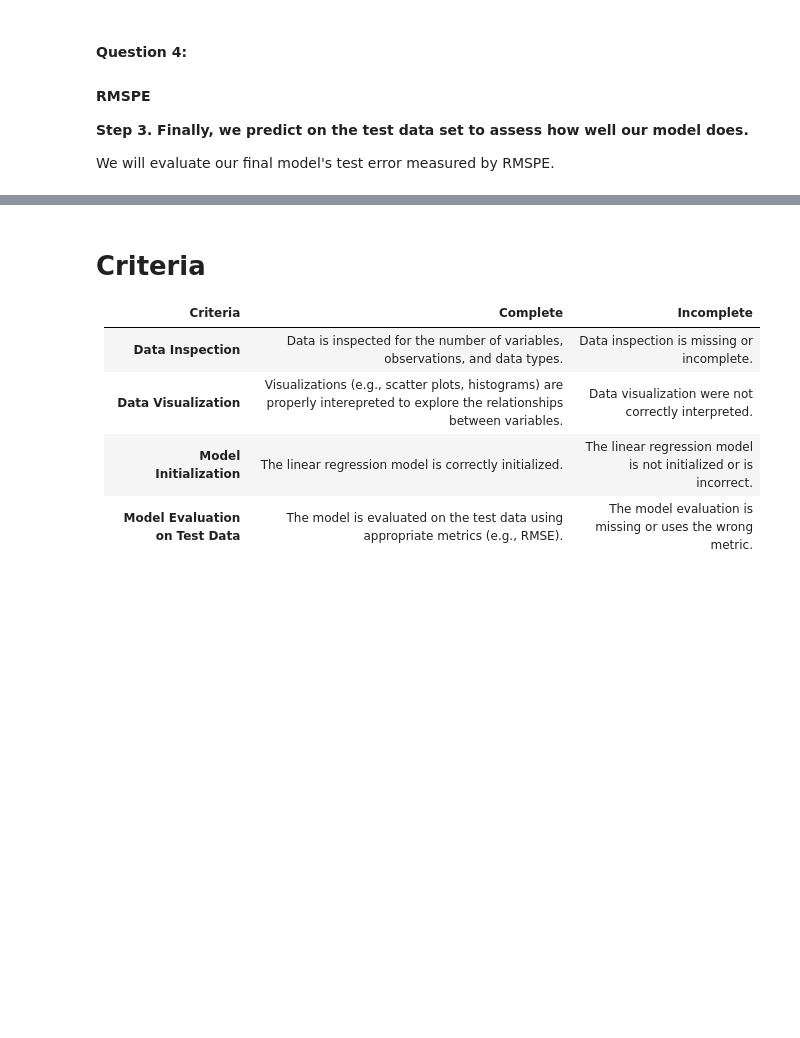
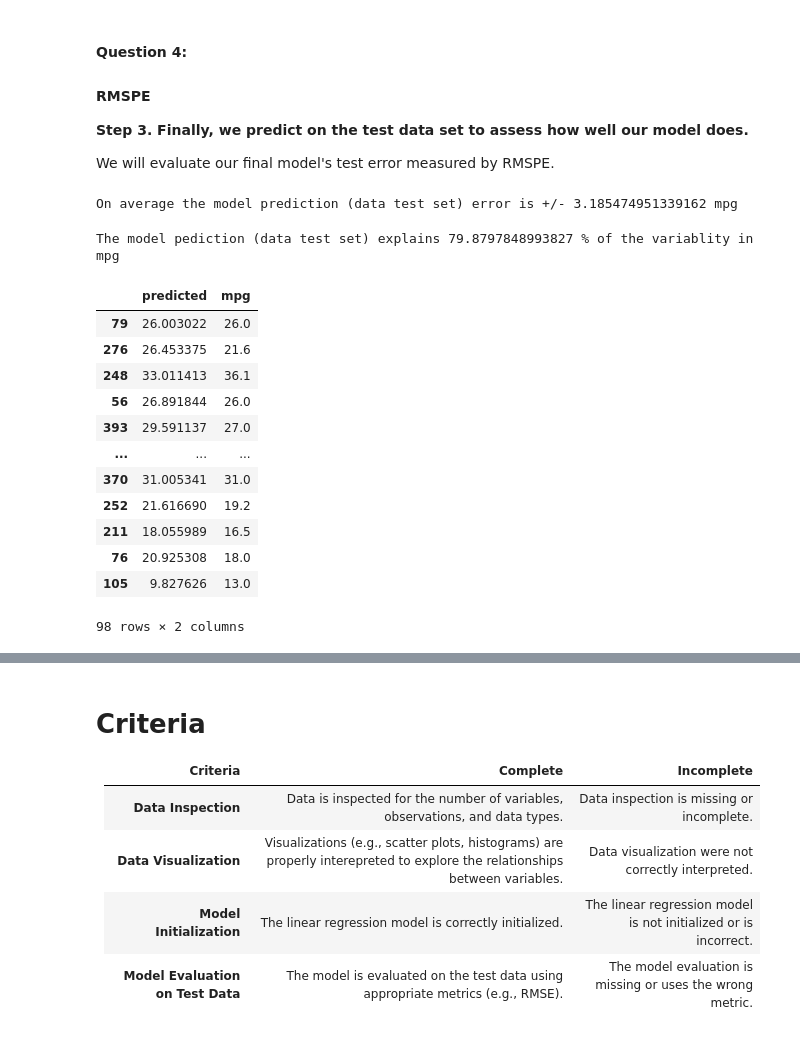
Before and after one commit to jcpeinado/LCR, a Jupyter notebook: 02_activities/assignments/assignment_2.ipynb, the cells around one changed output, grey strips where cells are left out. Cells and saved outputs as stored; diff of their text form; code cells hidden in the pictures; blank space fills up the shorter version.

```diff
--- a/02_activities/assignments/assignment_2.ipynb
+++ b/02_activities/assignments/assignment_2.ipynb
@@ -163,0 +197,11 @@ Now, let’s fit a multivariable linear regression model using the general synta
+# %%
+#1. Setting the mlm model with LinearRegression
+lm = LinearRegression()
+
+#2. Setting train and test values.
+X_train = mpg_train[["cylinders","displacement","horsepower","weight","model_year","acceleration"]]
+y_train = mpg_train["mpg"]
+X_test = mpg_test[["cylinders","displacement","horsepower","weight","model_year","acceleration"]]
+y_test = mpg_test["mpg"]
+#3. Fitting the mlm model
+lm.fit(X_train, y_train)
@@ -186,4 +238,46 @@ print(coefficients_df)
 
 We will evaluate our final model's test error measured by RMSPE.
 # %%
-# Your code here ...
+#Testing the model with the data test set.
+# Predicting mpg with multivariable model
+
+mpg_test["predicted"] = lm.predict(X_test)
+
+lm_test_RMSPE = root_mean_squared_error(
+    y_true=mpg_test["mpg"],
+    y_pred=mpg_test["predicted"]
+
+)
+
+lm_test_RMSPE
+
+print (f"On average the model prediction (data test set) error is +/- {lm_test_RMSPE} mpg")
+# %% [output]
+On average the model prediction (data test set) error is +/- 3.185474951339162 mpg
+# %%
+lm_test_r2 = r2_score(
+    y_true=mpg_test["mpg"],
+    y_pred=mpg_test["predicted"]
+)
+
+r2_percentage = lm_test_r2*100
+
+print (f"The model pediction (data test set) explains {r2_percentage} % of the variablity in mpg")
+# %% [output]
+The model pediction (data test set) explains 79.8797848993827 % of the variablity in mpg
+# %%
+mpg_test[["predicted", "mpg"]]
+# %% [output]
+|  | predicted | mpg |
+| 79 | 26.003022 | 26.0 |
+| 276 | 26.453375 | 21.6 |
+| 248 | 33.011413 | 36.1 |
+| 56 | 26.891844 | 26.0 |
+| 393 | 29.591137 | 27.0 |
+| ... | ... | ... |
+| 370 | 31.005341 | 31.0 |
+| 252 | 21.616690 | 19.2 |
+| 211 | 18.055989 | 16.5 |
+| 76 | 20.925308 | 18.0 |
+| 105 | 9.827626 | 13.0 |
+98 rows × 2 columns
```
Also changed, not shown: parts of 10 cells of this notebook.
